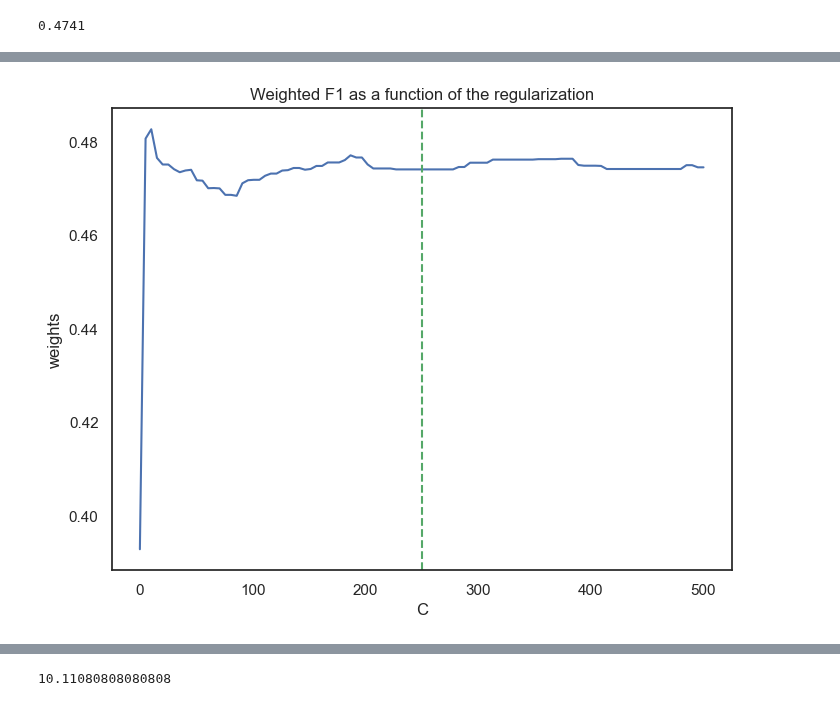
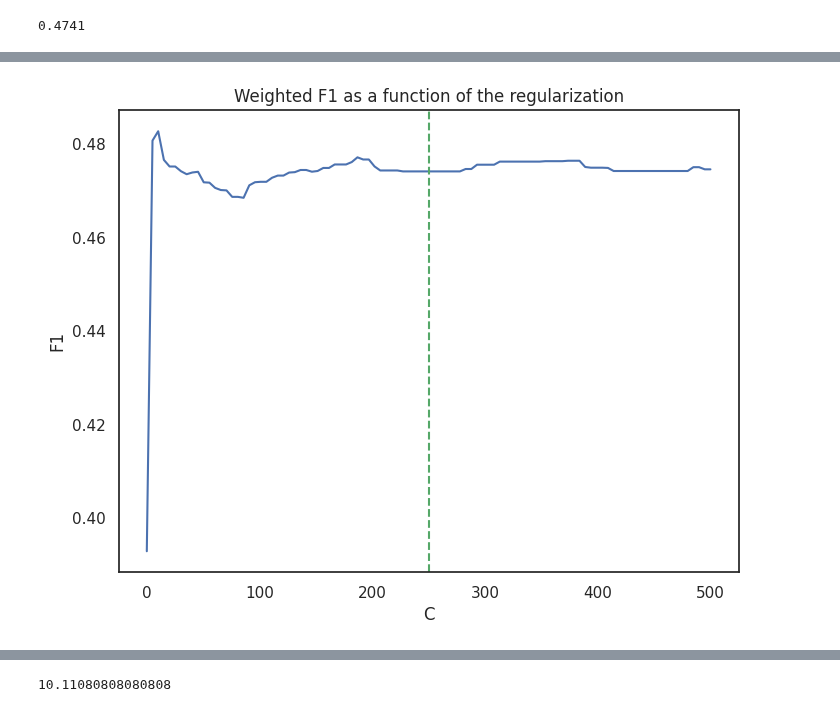
Before and after one commit to datakolektiv/dss03python2023, a Jupyter notebook: session18/dss03_py_session18.ipynb, the cells around one changed output, grey strips where cells are left out. Saved outputs shown, nothing was run; the diff lists cells and outputs as text; code cells hidden in the pictures.

```diff
--- a/session18/dss03_py_session18.ipynb
+++ b/session18/dss03_py_session18.ipynb
@@ -669,16 +683,16 @@ plt.show()
 # %%
 ### --- Plotting the dependence of weighted F1 vs. the regularization hyperparameter
 ax = plt.gca()
 
 ax.plot(Cs, w_f1_scores)
 ax.axvline(x=250, c='g', ls='--') # green line, corresponding to C = 250
 plt.xlabel("C")
-plt.ylabel("weights")
+plt.ylabel("F1")
 plt.title("Weighted F1 as a function of the regularization")
 plt.axis("tight")
 plt.show()
 # %% [output]
-[figure, old version]
+[figure, new version]
 # %%
 ### --- Plotting the dependance of various model metrics vs. the regularization hyperparameter
 ig, ax = plt.subplots(1, 2, figsize=(16, 6), sharex=True)
```
Also changed, not shown: parts of 32 cells of this notebook, 1 other file.
